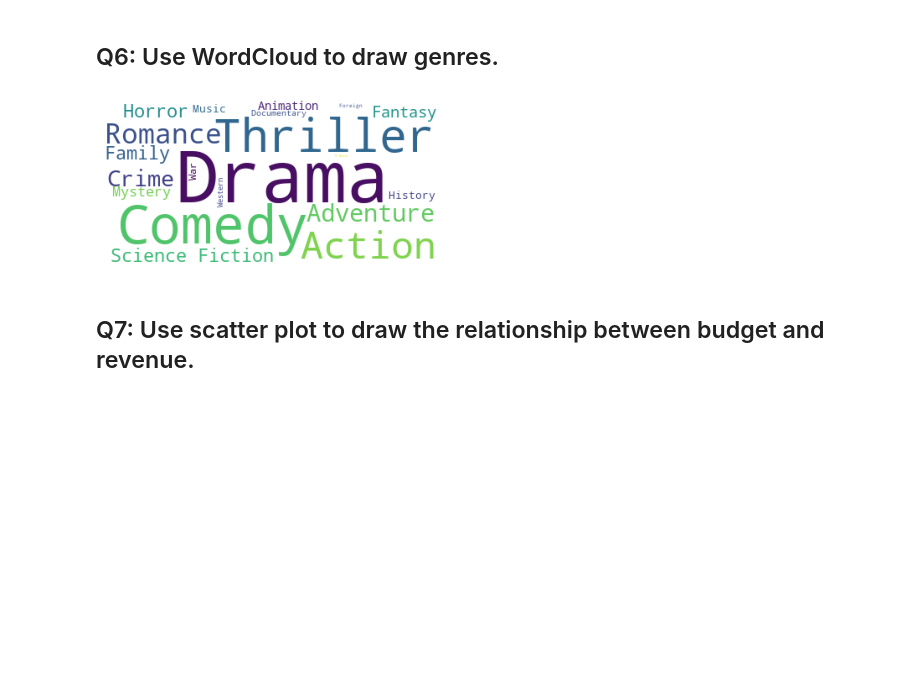
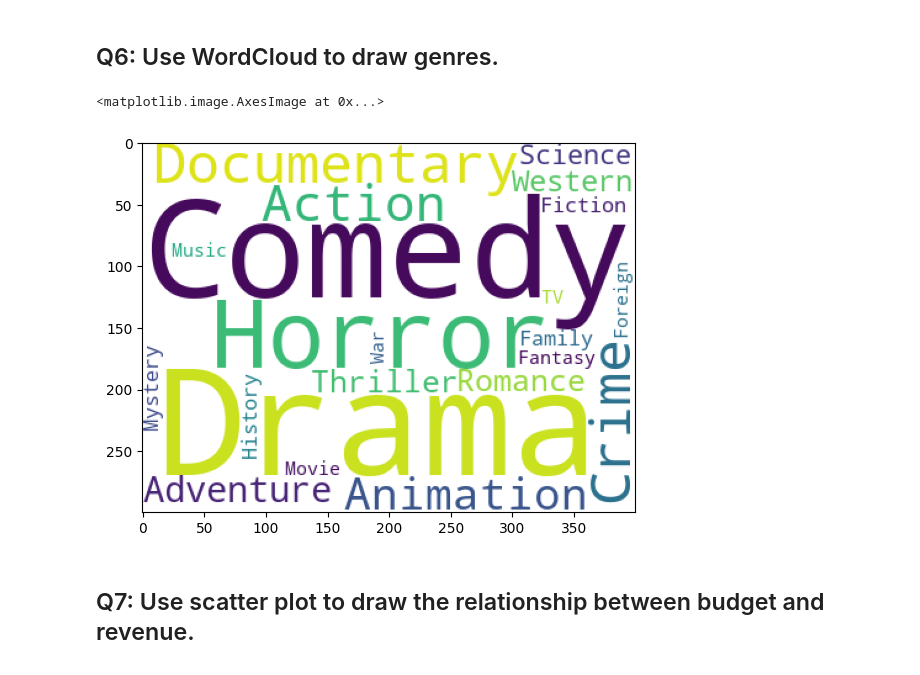
Before and after one commit to Tuwaiq-Data-Science-Bootcamp-V5/Plotly-Lab1, a Jupyter notebook: Plotly_Assignment.ipynb, the cells around one changed output. Cells and saved outputs as stored; diff of their text form; code cells hidden in the pictures; blank space fills up the shorter version.

```diff
--- a/Plotly_Assignment.ipynb
+++ b/Plotly_Assignment.ipynb
@@ -69,5 +69,7 @@ memory usage: 150.2+ KB
 # %% [markdown]
 ## Q1: Combine the two datsets as one dataframe
 # %%
+df = pd.concat([movies,credits])
+df
 # %% [output]
 |  | budget | genres | homepage | id | keywords | original_language | original_title | overview | ... |
@@ -117,8 +256,12 @@ movies.head(3)
 # %% [markdown]
 ## Q6: Use WordCloud to draw genres.
 # %%
+text = ' '.join(now.index)
+wordcloud = WordCloud(width=400, height=300, background_color='white').generate(text)
+plt.imshow(wordcloud)
 # %% [output]
+<matplotlib.image.AxesImage at 0x...>
-[figure, old version]
+[figure, new version]
 # %% [markdown]
 ## Q7: Use scatter plot to draw the relationship between budget and revenue.
 ![p3.png](attachment:p3.png)
```
Also changed, not shown: parts of 9 cells of this notebook, 2 other files.
